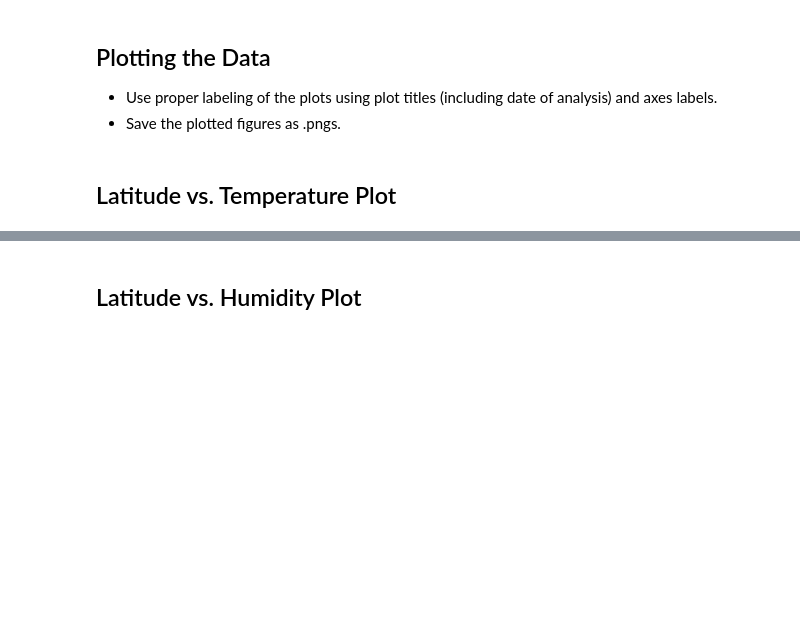
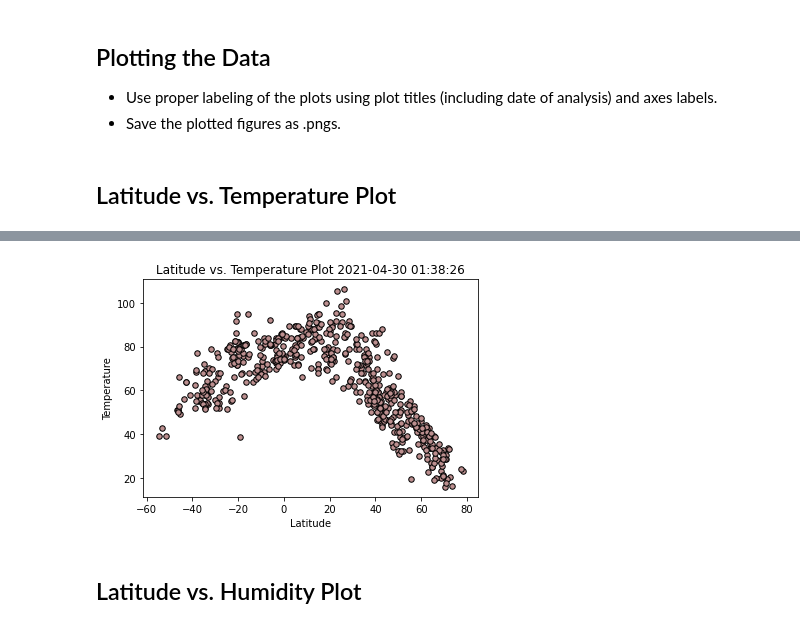
Before and after one commit to Sunny419-hub/python-api-challenge, a Jupyter notebook: WeatherPy/WeatherPy.ipynb, the cells around one changed output, grey strips where cells are left out. Saved outputs shown, nothing was run; the diff lists cells and outputs as text; code cells hidden in the pictures; blank space fills up the shorter version.

```diff
--- a/WeatherPy/WeatherPy.ipynb
+++ b/WeatherPy/WeatherPy.ipynb
@@ -210,2 +198,18 @@ Int64Index([], dtype='int64')
+# %%
+# create a data frame from cities, lat, and temp
+datep = weather_dataf['Date'][0]
+
+weather_lattemp = pd.DataFrame(weather_dataf[['City','Lat','Max Temp']])
+weather_lattemp
+# Create a Scatter Plot for Latitude vs. Temperature
+x_values = weather_lattemp['Lat']
+y_values = weather_lattemp['Max Temp']
+plt.title(f"Latitude vs. Temperature Plot {datep}")
+plt.scatter(x_values,y_values,c="rosybrown", s=30,marker="o",edgecolors='black');
+plt.xlabel('Latitude')
+plt.ylabel('Temperature')
+plt.show()
+# %% [output]
+[figure, added]
 # %% [markdown]
 ## Latitude vs. Humidity Plot
```
Also changed, not shown: parts of 9 cells of this notebook.
